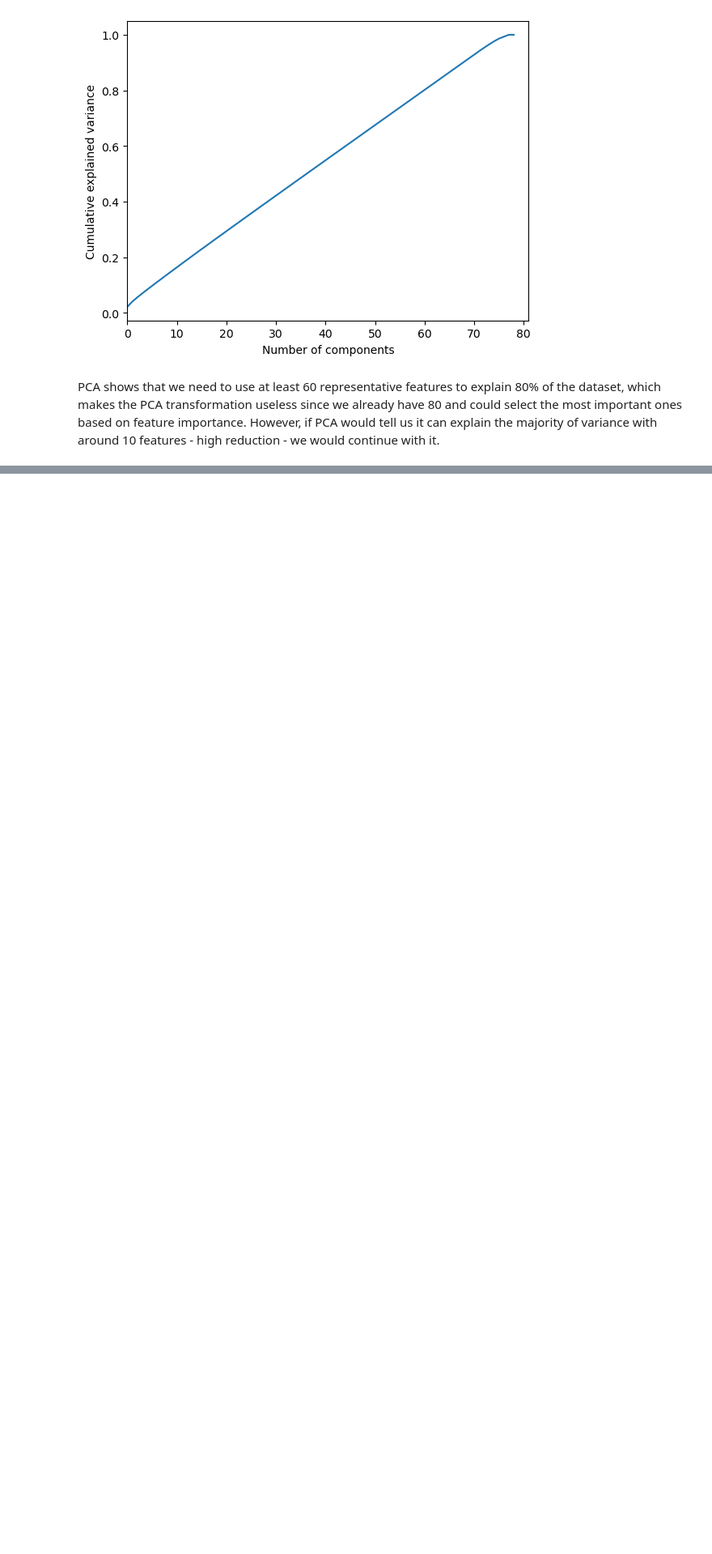
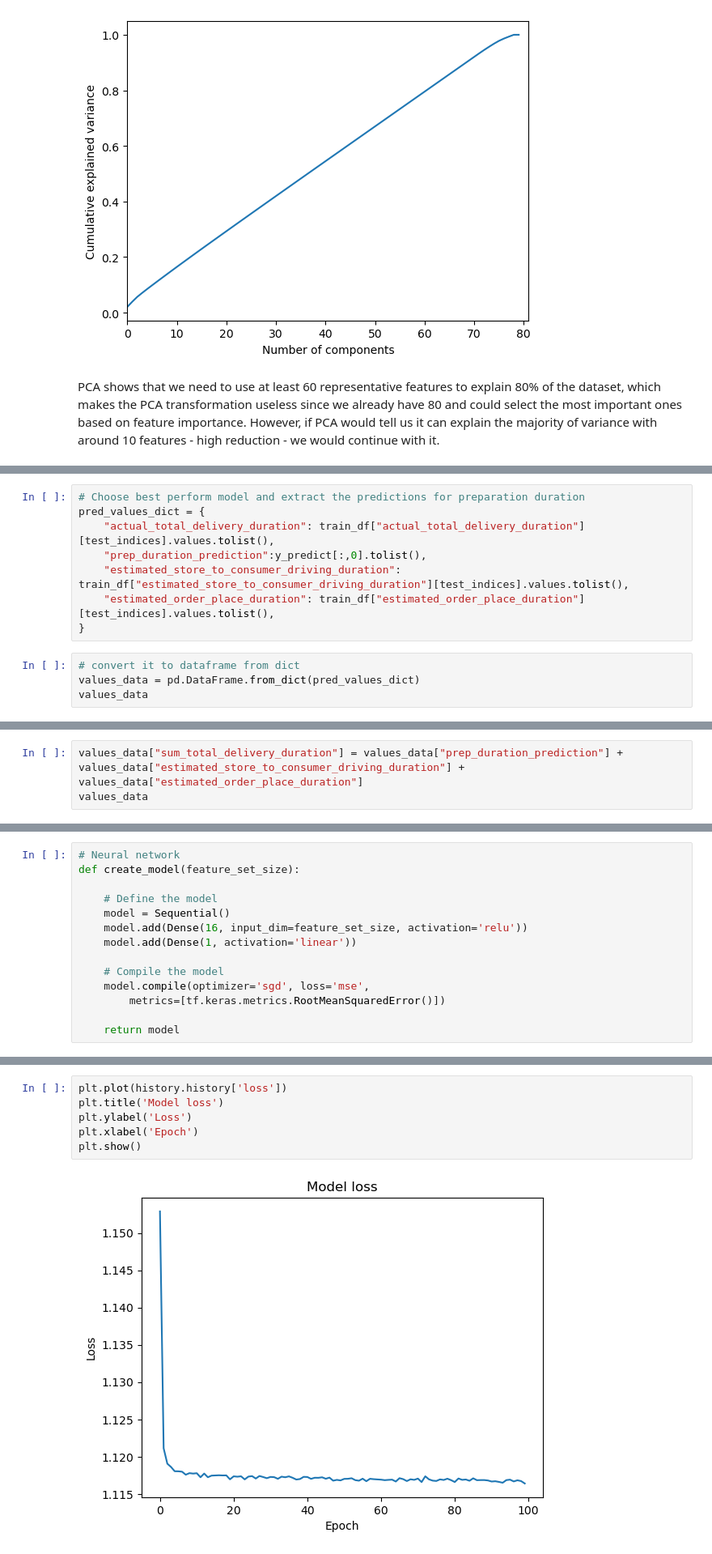
Before and after one commit to tugceturkkal/Data-Projects, a Jupyter notebook: Delivery Duration Prediction.ipynb, the cells around one changed output, grey strips where cells are left out. Shown at 81% size. Cells and saved outputs as stored; diff of their text form; blank space fills up the shorter version.

```diff
--- a/Delivery Duration Prediction.ipynb
+++ b/Delivery Duration Prediction.ipynb
@@ -617,0 +983,12 @@ PCA shows that we need to use at least 60 representative features to explain 80%
+# %%
+# Choose best perform model and extract the predictions for preparation duration
+pred_values_dict = {
+    "actual_total_delivery_duration": train_df["actual_total_delivery_duration"][test_indices].values.tolist(),
+    "prep_duration_prediction":y_predict[:,0].tolist(),
+    "estimated_store_to_consumer_driving_duration": train_df["estimated_store_to_consumer_driving_duration"][test_indices].values.tolist(),
+    "estimated_order_place_duration": train_df["estimated_order_place_duration"][test_indices].values.tolist(),
+}
+# %%
+# convert it to dataframe from dict
+values_data = pd.DataFrame.from_dict(pred_values_dict)
+values_data
@@ -617,0 +1009,3 @@ PCA shows that we need to use at least 60 representative features to explain 80%
+# %%
+values_data["sum_total_delivery_duration"] = values_data["prep_duration_prediction"] + values_data["estimated_store_to_consumer_driving_duration"] + values_data["estimated_order_place_duration"]
+values_data
@@ -617,0 +1070,14 @@ PCA shows that we need to use at least 60 representative features to explain 80%
+# %%
+# Neural network
+def create_model(feature_set_size):
+
+    # Define the model
+    model = Sequential()
+    model.add(Dense(16, input_dim=feature_set_size, activation='relu'))
+    model.add(Dense(1, activation='linear'))
+
+    # Compile the model
+    model.compile(optimizer='sgd', loss='mse',
+        metrics=[tf.keras.metrics.RootMeanSquaredError()])
+
+    return model
@@ -617,0 +1144,8 @@ PCA shows that we need to use at least 60 representative features to explain 80%
+# %%
+plt.plot(history.history['loss'])
+plt.title('Model loss')
+plt.ylabel('Loss')
+plt.xlabel('Epoch')
+plt.show()
+# %% [output]
+[figure, added]
```
Also changed, not shown: parts of 44 cells of this notebook.
